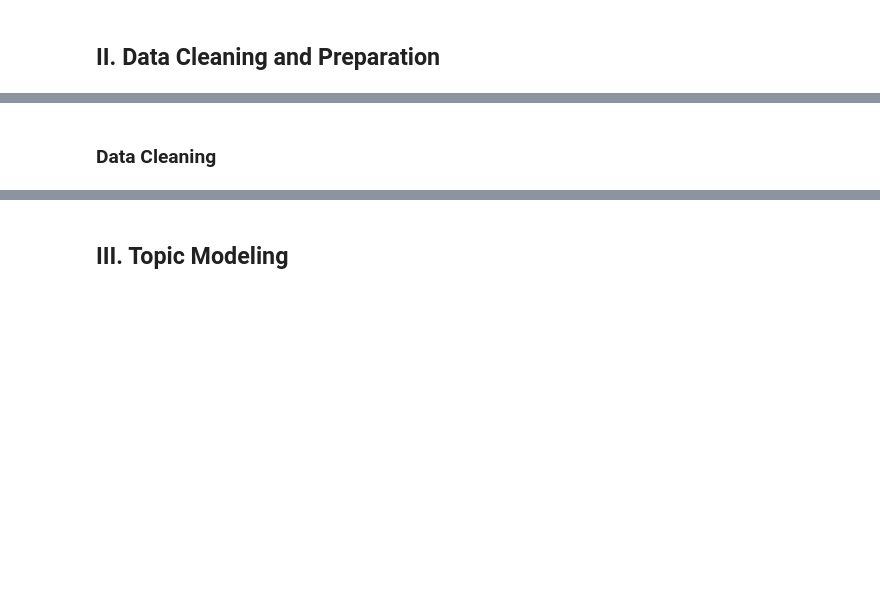
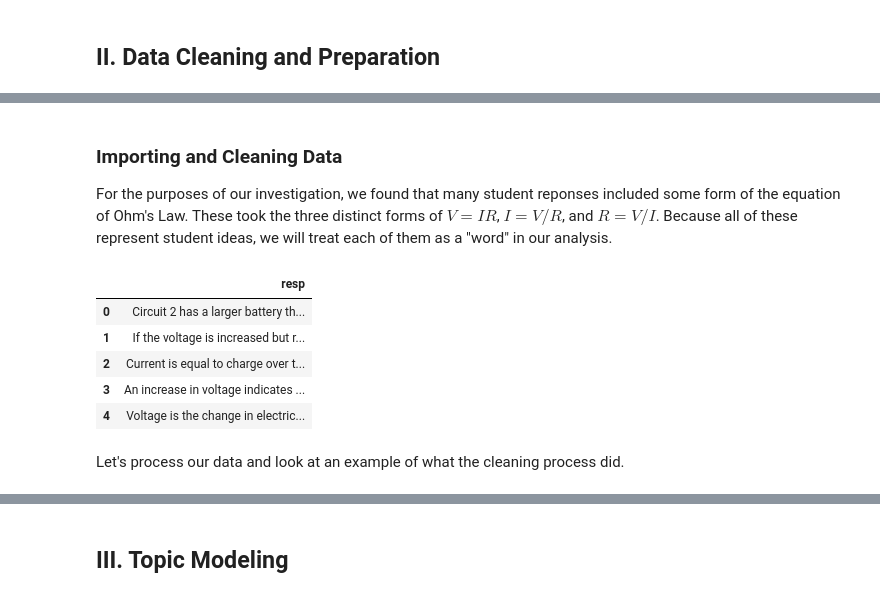
Before and after one commit to jonmgeiger/honors-project, a Jupyter notebook: studentResponses_LDA.ipynb, the cells around one changed output, grey strips where cells are left out. Cells and saved outputs as stored; diff of their text form; code cells hidden in the pictures; blank space fills up the shorter version.

```diff
--- a/studentResponses_LDA.ipynb
+++ b/studentResponses_LDA.ipynb
@@ -46,2 +57,15 @@ warnings.filterwarnings("ignore", category=DeprecationWarning);
 # %% [markdown]
-### Data Cleaning
+### Importing and Cleaning Data
+
+For the purposes of our investigation, we found that many student reponses included some form of the equation of Ohm's Law. These took the three distinct forms of $V=IR$, $I=V/R$, and $R=V/I$. Because all of these represent student ideas, we will treat each of them as a "word" in our analysis.
+# %%
+df = pd.read_csv('compare_bulbs.csv', names = ['ID', 'resp'])
+df.drop(columns = ['ID'], inplace = True)
+df.head(5)
+# %% [output]
+|  | resp |
+| 0 | Circuit 2 has a larger battery th... |
+| 1 | If the voltage is increased but r... |
+| 2 | Current is equal to charge over t... |
+| 3 | An increase in voltage indicates ... |
+| 4 | Voltage is the change in electric... |
@@ -47,0 +97,2 @@ warnings.filterwarnings("ignore", category=DeprecationWarning);
+# %% [markdown]
+Let's process our data and look at an example of what the cleaning process did.
```
Also changed, not shown: parts of 28 cells of this notebook.
